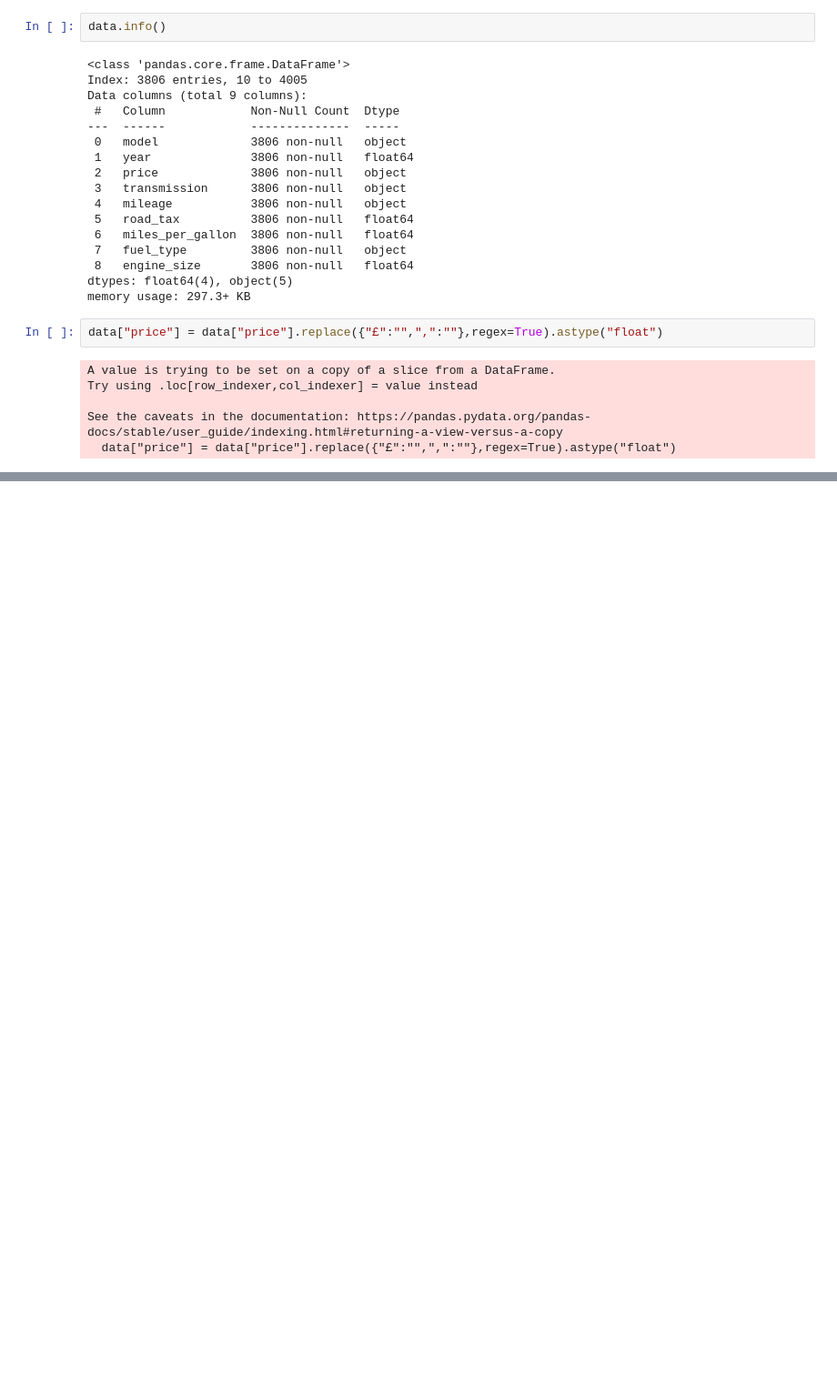
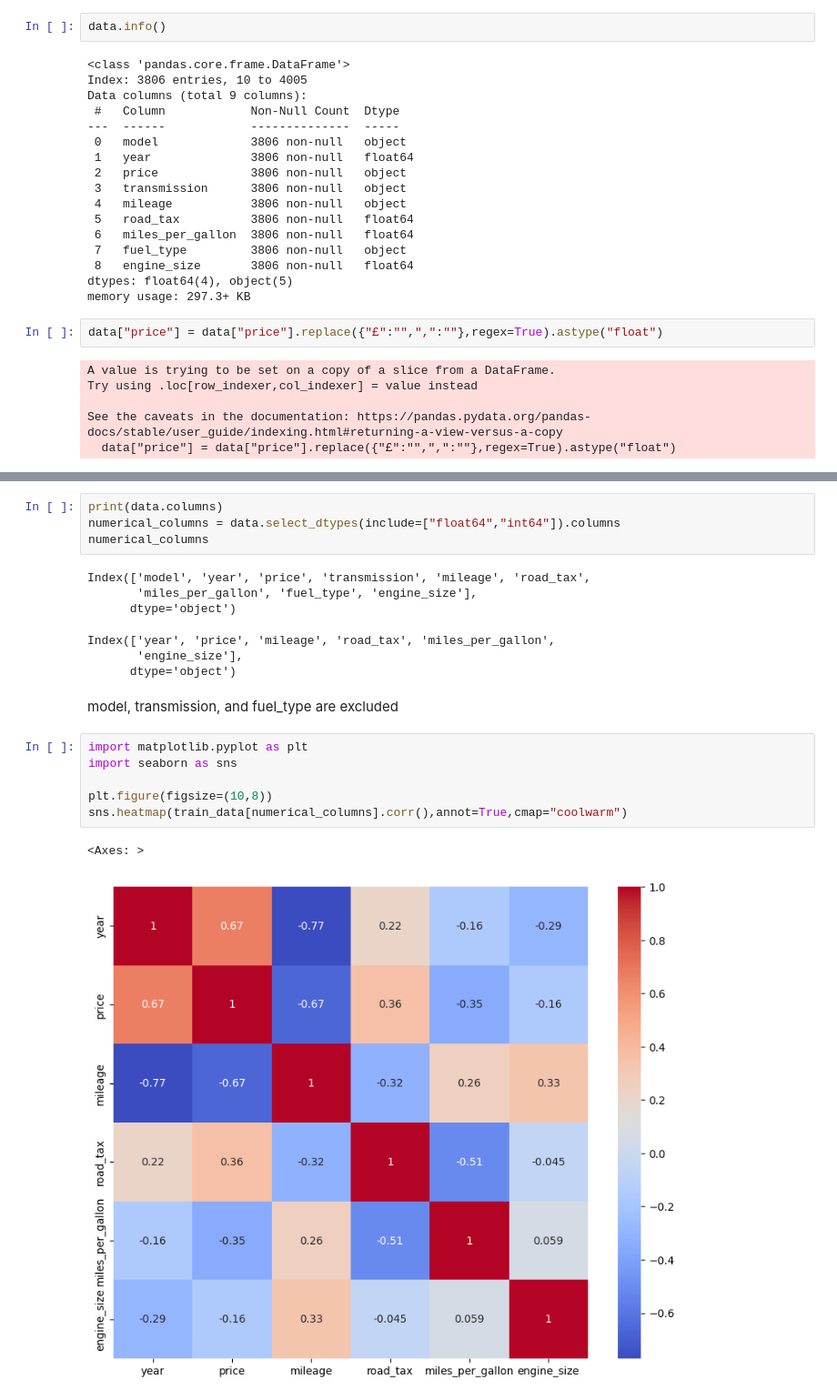
Before and after one commit to Hamdan-Khan/AI-Projects, a Jupyter notebook: regression-car-price-prediction/main.ipynb, the cells around one changed output, grey strips where cells are left out. Shown: that part at 91% size. Saved outputs shown, nothing was run; the diff lists cells and outputs as text; blank space fills up the shorter version.

```diff
--- a/regression-car-price-prediction/main.ipynb
+++ b/regression-car-price-prediction/main.ipynb
@@ -332,0 +351,22 @@ age = max - current_year
+# %%
+print(data.columns)
+numerical_columns = data.select_dtypes(include=["float64","int64"]).columns
+numerical_columns
+# %% [output]
+Index(['model', 'year', 'price', 'transmission', 'mileage', 'road_tax',
+       'miles_per_gallon', 'fuel_type', 'engine_size'],
+      dtype='object')
+Index(['year', 'price', 'mileage', 'road_tax', 'miles_per_gallon',
+       'engine_size'],
+      dtype='object')
+# %% [markdown]
+model, transmission, and fuel_type are excluded
+# %%
+import matplotlib.pyplot as plt
+import seaborn as sns
+
+plt.figure(figsize=(10,8))
+sns.heatmap(train_data[numerical_columns].corr(),annot=True,cmap="coolwarm")
+# %% [output]
+<Axes: >
+[figure, added]
```
Also changed, not shown: parts of 13 cells of this notebook.
